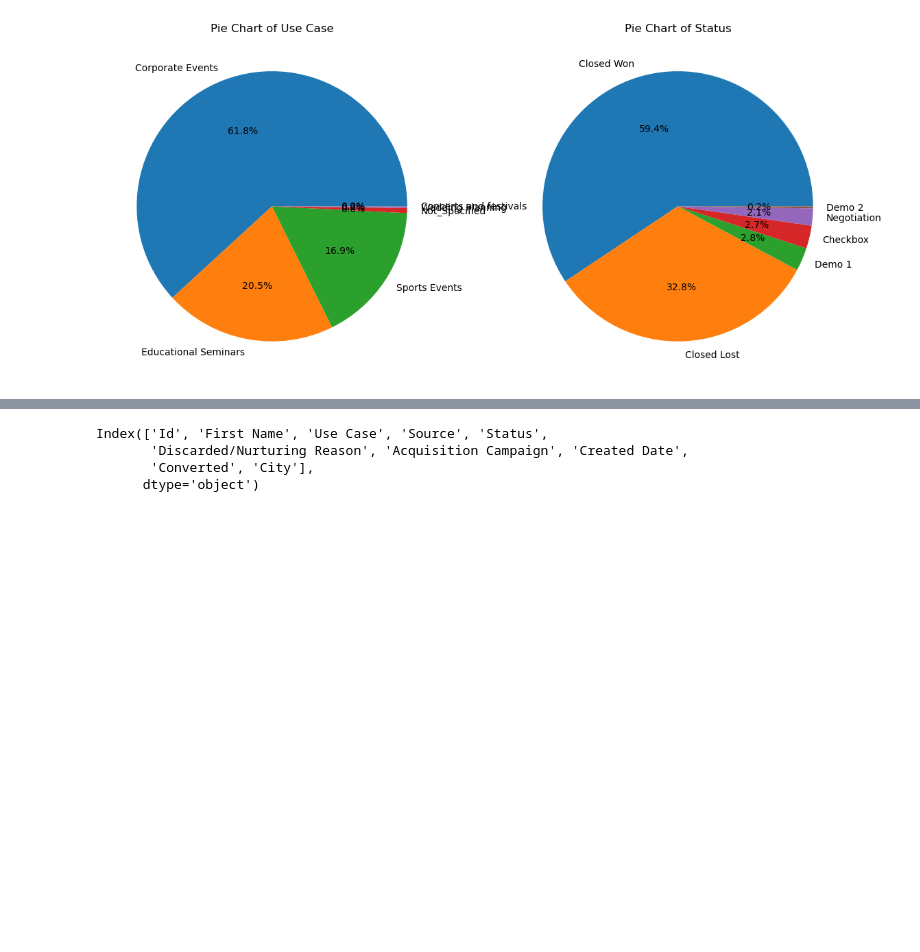
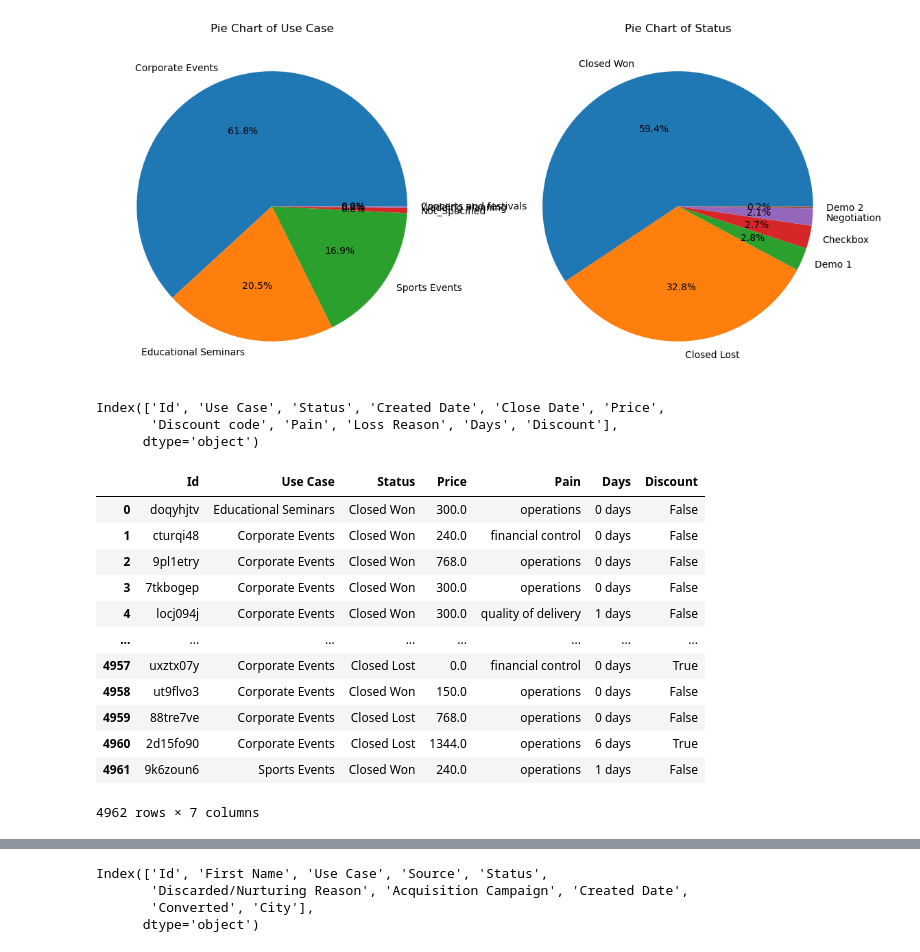
Before and after one commit to Alejolamilla/Data_Scientist-_Technical_Test, a Jupyter notebook: Notebooks/02_EDA_&_Enrichment.ipynb, the cells around one changed output, grey strips where cells are left out. Drawn from its saved outputs; the diff is of its cells as text; code cells hidden in the pictures; blank space fills up the shorter version.

```diff
--- a/Notebooks/02_EDA_&_Enrichment.ipynb
+++ b/Notebooks/02_EDA_&_Enrichment.ipynb
@@ -63,3 +64,9 @@ axs[1].set_title('Pie Chart of Status')
 plt.show()
 # %% [output]
 [figure]
+# %%
+offers_df.columns
+# %% [output]
+Index(['Id', 'Use Case', 'Status', 'Created Date', 'Close Date', 'Price',
+       'Discount code', 'Pain', 'Loss Reason', 'Days', 'Discount'],
+      dtype='object')
@@ -65,0 +79,16 @@ plt.show()
+# %%
+offers_reduced
+# %% [output]
+|  | Id | Use Case | Status | Price | Pain | Days | Discount |
+| 0 | doqyhjtv | Educational Seminars | Closed Won | 300.0 | operations | 0 days | False |
+| 1 | cturqi48 | Corporate Events | Closed Won | 240.0 | financial control | 0 days | False |
+| 2 | 9pl1etry | Corporate Events | Closed Won | 768.0 | operations | 0 days | False |
+| 3 | 7tkbogep | Corporate Events | Closed Won | 300.0 | operations | 0 days | False |
+| 4 | locj094j | Corporate Events | Closed Won | 300.0 | quality of delivery | 1 days | False |
+| ... | ... | ... | ... | ... | ... | ... | ... |
+| 4957 | uxztx07y | Corporate Events | Closed Lost | 0.0 | financial control | 0 days | True |
+| 4958 | ut9flvo3 | Corporate Events | Closed Won | 150.0 | operations | 0 days | False |
+| 4959 | 88tre7ve | Corporate Events | Closed Lost | 768.0 | operations | 0 days | False |
+| 4960 | 2d15fo90 | Corporate Events | Closed Lost | 1344.0 | operations | 6 days | True |
+| 4961 | 9k6zoun6 | Sports Events | Closed Won | 240.0 | operations | 1 days | False |
+4962 rows × 7 columns
```
Also changed, not shown: parts of 26 cells of this notebook, 2 other files.
